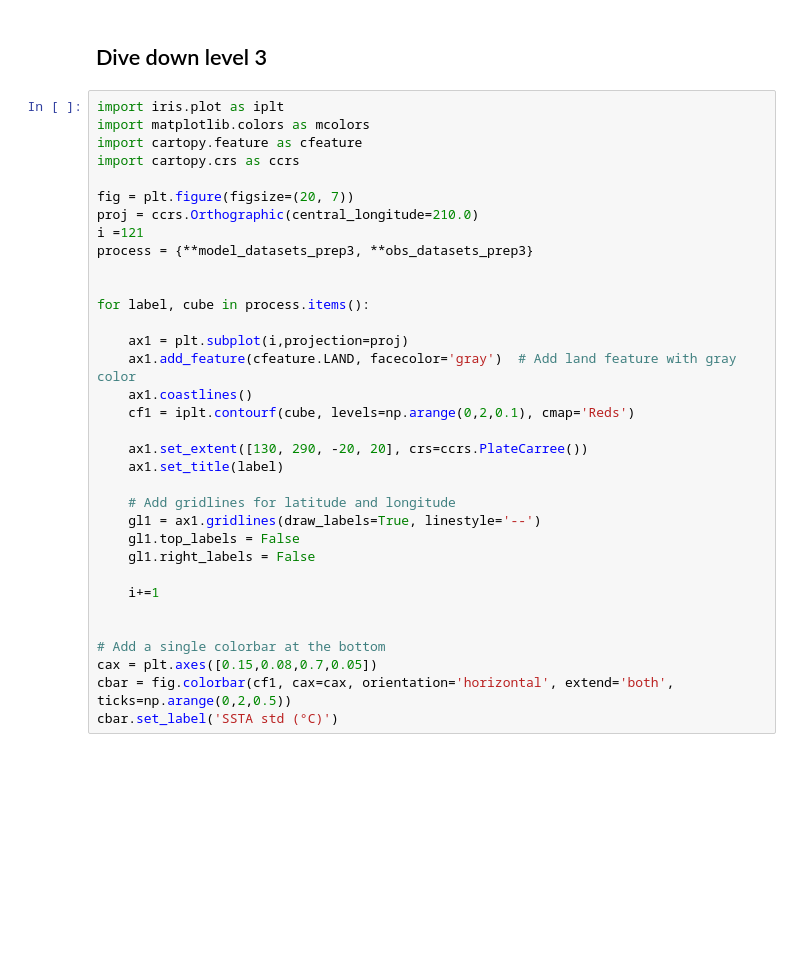
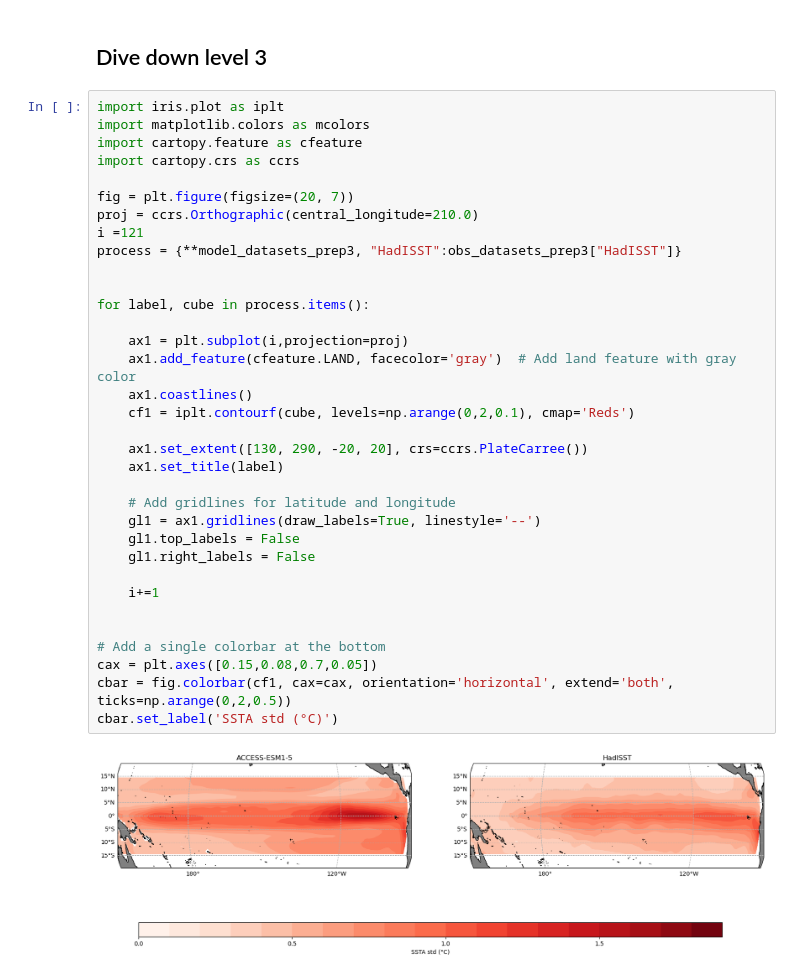
Before and after one commit to ACCESS-NRI/ENSO_recipes, a Jupyter notebook: 11-ENSO_amplitude.ipynb, the cells around one changed output. Drawn from its saved outputs; the diff is of its cells as text; blank space fills up the shorter version.

```diff
--- a/11-ENSO_amplitude.ipynb
+++ b/11-ENSO_amplitude.ipynb
@@ -170,31 +173,33 @@ import matplotlib.colors as mcolors
 import cartopy.feature as cfeature
 import cartopy.crs as ccrs
 
 fig = plt.figure(figsize=(20, 7))
 proj = ccrs.Orthographic(central_longitude=210.0)
 i =121
-process = {**model_datasets_prep3, **obs_datasets_prep3}
+process = {**model_datasets_prep3, "HadISST":obs_datasets_prep3["HadISST"]}
 
 
 for label, cube in process.items():
 
     ax1 = plt.subplot(i,projection=proj)
     ax1.add_feature(cfeature.LAND, facecolor='gray')  # Add land feature with gray color
     ax1.coastlines()
     cf1 = iplt.contourf(cube, levels=np.arange(0,2,0.1), cmap='Reds')
 
     ax1.set_extent([130, 290, -20, 20], crs=ccrs.PlateCarree())
     ax1.set_title(label)
 
     # Add gridlines for latitude and longitude
     gl1 = ax1.gridlines(draw_labels=True, linestyle='--')
     gl1.top_labels = False
     gl1.right_labels = False
 
     i+=1
 
 
 # Add a single colorbar at the bottom
 cax = plt.axes([0.15,0.08,0.7,0.05])
 cbar = fig.colorbar(cf1, cax=cax, orientation='horizontal', extend='both', ticks=np.arange(0,2,0.5))
 cbar.set_label('SSTA std (°C)')
+# %% [output]
+[figure, added]
```
Also changed, not shown: parts of 1 cell of this notebook, 2 other files.
